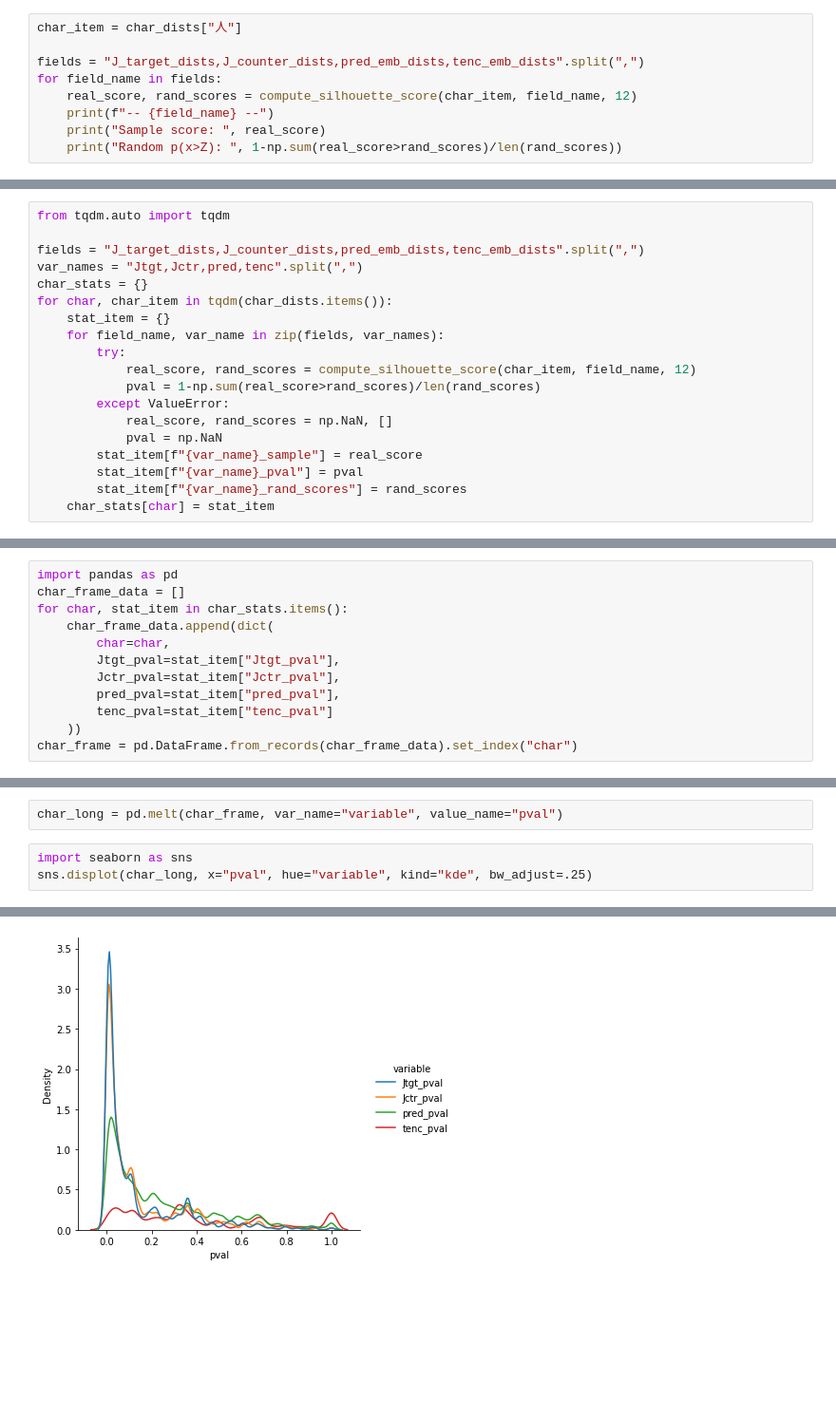
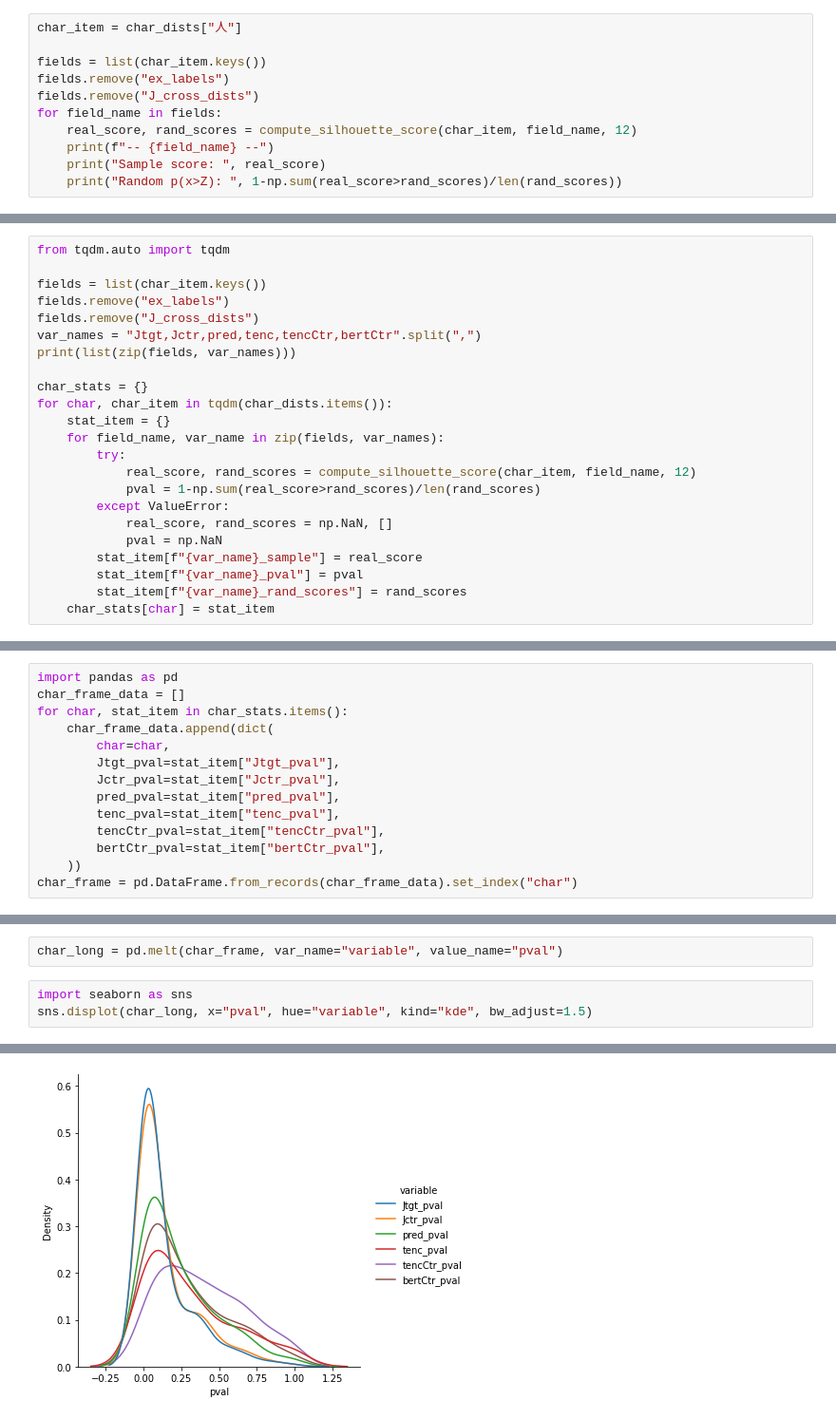
Before and after one commit to seantyh/morphert, a Jupyter notebook: etc/30.20-affix-silhouette.ipynb, the cells around one changed output, grey strips where cells are left out. Shown: that part at 95% size. Cells and saved outputs as stored; diff of their text form; blank space fills up the shorter version.

```diff
--- a/etc/30.20-affix-silhouette.ipynb
+++ b/etc/30.20-affix-silhouette.ipynb
@@ -44,7 +75,9 @@ def compute_silhouette_score(char_item, field_name, seed=12345):
 # %%
 char_item = char_dists["人"]
 
-fields = "J_target_dists,J_counter_dists,pred_emb_dists,tenc_emb_dists".split(",")
+fields = list(char_item.keys())
+fields.remove("ex_labels")
+fields.remove("J_cross_dists")
 for field_name in fields:
     real_score, rand_scores = compute_silhouette_score(char_item, field_name, 12)
     print(f"-- {field_name} --")
@@ -66,8 +105,12 @@ Random p(x>Z):  0.39
 # %%
 from tqdm.auto import tqdm
 
-fields = "J_target_dists,J_counter_dists,pred_emb_dists,tenc_emb_dists".split(",")
-var_names = "Jtgt,Jctr,pred,tenc".split(",")
+fields = list(char_item.keys())
+fields.remove("ex_labels")
+fields.remove("J_cross_dists")
+var_names = "Jtgt,Jctr,pred,tenc,tencCtr,bertCtr".split(",")
+print(list(zip(fields, var_names)))
+
 char_stats = {}
 for char, char_item in tqdm(char_dists.items()):
     stat_item = {}
@@ -91,6 +136,8 @@ for char, stat_item in char_stats.items():
         Jtgt_pval=stat_item["Jtgt_pval"],
         Jctr_pval=stat_item["Jctr_pval"],
         pred_pval=stat_item["pred_pval"],
-        tenc_pval=stat_item["tenc_pval"]
+        tenc_pval=stat_item["tenc_pval"],
+        tencCtr_pval=stat_item["tencCtr_pval"],
+        bertCtr_pval=stat_item["bertCtr_pval"],
     ))
 char_frame = pd.DataFrame.from_records(char_frame_data).set_index("char")
@@ -131,7 +234,7 @@ dtype: float64
 char_long = pd.melt(char_frame, var_name="variable", value_name="pval")
 # %%
 import seaborn as sns
-sns.displot(char_long, x="pval", hue="variable", kind="kde", bw_adjust=.25)
+sns.displot(char_long, x="pval", hue="variable", kind="kde", bw_adjust=1.5)
 # %% [output]
 <seaborn.axisgrid.FacetGrid at 0x...>
-[figure, old version]
+[figure, new version]
```
Also changed, not shown: parts of 17 cells of this notebook, 3 other files.
